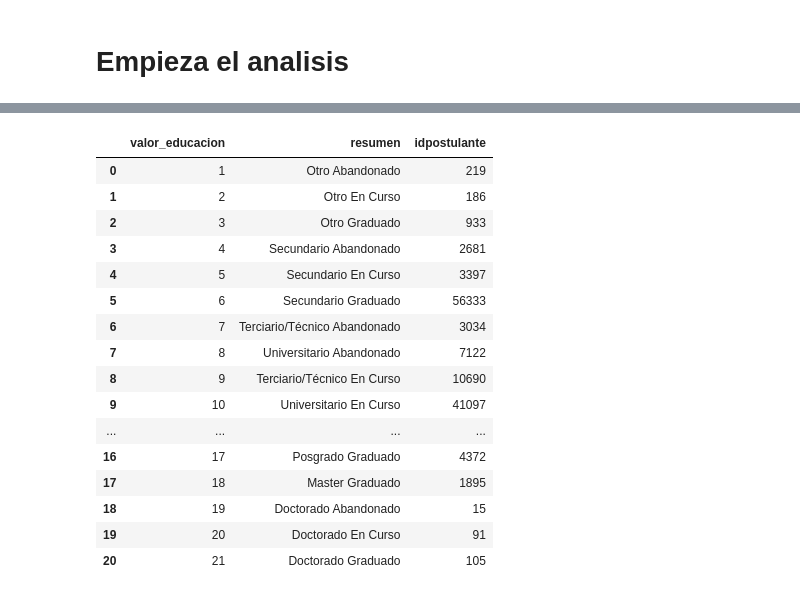
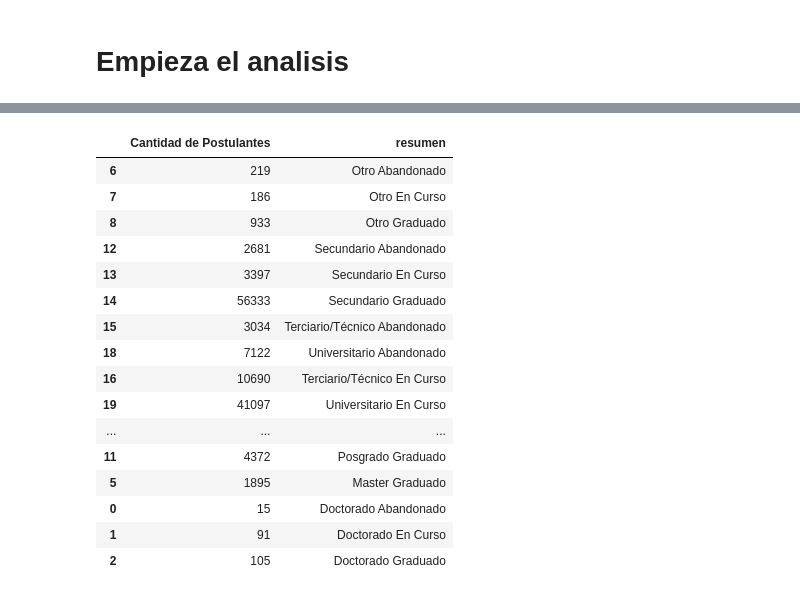
Before and after one commit to PRPablo/dataJobSearches, a Jupyter notebook: exploratoryAnalysis/tp_adri.ipynb, the cells around one changed output, grey strips where cells are left out. Drawn from its saved outputs; the diff is of its cells as text; code cells hidden in the pictures.

```diff
--- a/exploratoryAnalysis/tp_adri.ipynb
+++ b/exploratoryAnalysis/tp_adri.ipynb
@@ -154,22 +94,28 @@ post_educacion.head()
-# %%
-post_educacion_graph = post_educacion.groupby(['valor_educacion', 'resumen'])['idpostulante'].count().reset_index()
-post_educacion_graph.head(22)
-# %% [output]
-|  | valor_educacion | resumen | idpostulante |
-| 0 | 1 | Otro Abandonado | 219 |
-| 1 | 2 | Otro En Curso | 186 |
-| 2 | 3 | Otro Graduado | 933 |
-| 3 | 4 | Secundario Abandonado | 2681 |
-| 4 | 5 | Secundario En Curso | 3397 |
-| 5 | 6 | Secundario Graduado | 56333 |
-| 6 | 7 | Terciario/Técnico Abandonado | 3034 |
-| 7 | 8 | Universitario Abandonado | 7122 |
-| 8 | 9 | Terciario/Técnico En Curso | 10690 |
-| 9 | 10 | Universitario En Curso | 41097 |
-| ... | ... | ... | ... |
-| 16 | 17 | Posgrado Graduado | 4372 |
-| 17 | 18 | Master Graduado | 1895 |
-| 18 | 19 | Doctorado Abandonado | 15 |
-| 19 | 20 | Doctorado En Curso | 91 |
-| 20 | 21 | Doctorado Graduado | 105 |
+# %%
+post_educacion_graph = post_educacion.groupby(['nombre', 'estado', 'valor_educacion'])['idpostulante'].count().reset_index()
+post_educacion_graph['resumen'] = post_educacion_graph.nombre.astype('object') + ' ' + post_educacion_graph.estado.astype('object')
+post_educacion_graph.sort_values('valor_educacion', inplace=True)
+post_educacion_graph.reset_index()
+post_educacion_graph.drop(['nombre', 'estado', 'valor_educacion'], axis=1, inplace=True)
+post_educacion_graph.rename(columns= {'idpostulante' : 'Cantidad de Postulantes'}, inplace=True)
+
+post_educacion_graph.head(22)
+# %% [output]
+|  | Cantidad de Postulantes | resumen |
+| 6 | 219 | Otro Abandonado |
+| 7 | 186 | Otro En Curso |
+| 8 | 933 | Otro Graduado |
+| 12 | 2681 | Secundario Abandonado |
+| 13 | 3397 | Secundario En Curso |
+| 14 | 56333 | Secundario Graduado |
+| 15 | 3034 | Terciario/Técnico Abandonado |
+| 18 | 7122 | Universitario Abandonado |
+| 16 | 10690 | Terciario/Técnico En Curso |
+| 19 | 41097 | Universitario En Curso |
+| ... | ... | ... |
+| 11 | 4372 | Posgrado Graduado |
+| 5 | 1895 | Master Graduado |
+| 0 | 15 | Doctorado Abandonado |
+| 1 | 91 | Doctorado En Curso |
+| 2 | 105 | Doctorado Graduado |
 # %%
```
Also changed, not shown: parts of 21 cells of this notebook.
